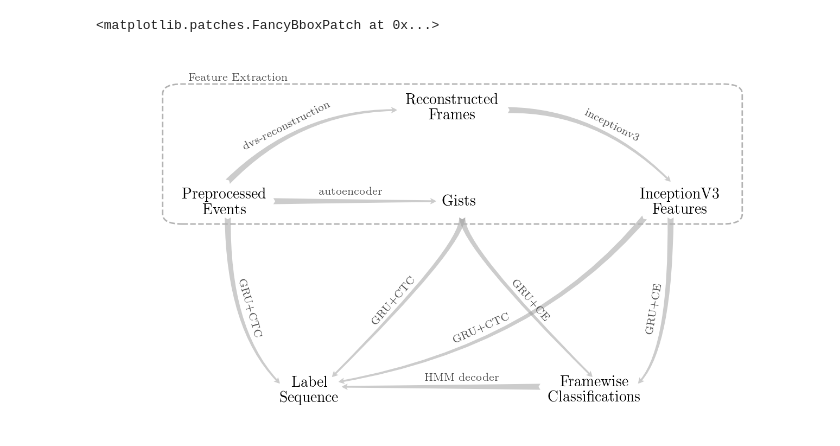
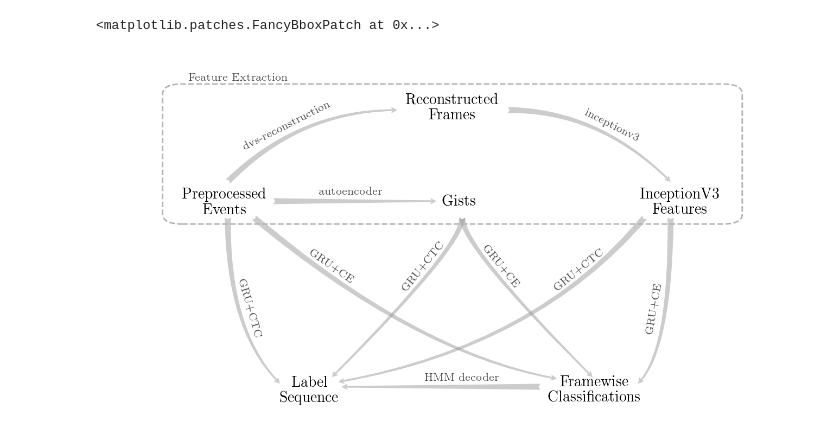
Before and after one commit to martenlienen/master-thesis, a Jupyter notebook: notebooks/methods.ipynb, the cells around one changed output. Drawn from its saved outputs; the diff is of its cells as text; code cells hidden in the pictures.

```diff
--- a/notebooks/methods.ipynb
+++ b/notebooks/methods.ipynb
@@ -49,6 +49,15 @@ ax.add_patch(mp.FancyArrowPatch(posA=(0.14, 0.54), posB=(0.22, 0.03),
                                 shrinkA=0, shrinkB=0,
                                 mutation_scale=10, transform=fig.transFigure))
 
+# PE -> FC
+ax.text(0.3, 0.39, "GRU+CE", size=7, color="0.3", rotation=-35,
+        va="center", ha="center", transform=fig.transFigure)
+ax.add_patch(mp.FancyArrowPatch(posA=(0.18, 0.54), posB=(0.645, 0.045),
+                                arrowstyle="fancy", fc="0.6", ec="none", alpha=0.5,
+                                connectionstyle="angle3,angleA=-40,angleB=-10",
+                                shrinkA=0, shrinkB=0,
+                                mutation_scale=10, transform=fig.transFigure))
+
 # FC -> LS
 ax.text(0.5, 0.045, "HMM decoder", size=7, color="0.3", va="center", ha="center", transform=fig.transFigure)
 ax.add_patch(mp.FancyArrowPatch(posA=(0.62, 0.02), posB=(0.315, 0.02),
@@ -57,7 +66,7 @@ ax.add_patch(mp.FancyArrowPatch(posA=(0.62, 0.02), posB=(0.315, 0.02),
                                 mutation_scale=10, transform=fig.transFigure))
 
 # gists -> LS
-ax.text(0.395, 0.285, "GRU+CTC", size=7, color="0.3", rotation=49,
+ax.text(0.44, 0.39, "GRU+CTC", size=7, color="0.3", rotation=51,
         va="center", ha="center", transform=fig.transFigure)
 ax.add_patch(mp.FancyArrowPatch(posA=(0.5, 0.54), posB=(0.3, 0.05),
                                 arrowstyle="fancy", fc="0.6", ec="none", alpha=0.5,
@@ -66,40 +75,40 @@ ax.add_patch(mp.FancyArrowPatch(posA=(0.5, 0.54), posB=(0.3, 0.05),
                                 mutation_scale=10, transform=fig.transFigure))
 
 # gists -> CF
-ax.text(0.605, 0.285, "GRU+CE", size=7, color="0.3", rotation=-49,
+ax.text(0.56, 0.39, "GRU+CE", size=7, color="0.3", rotation=-51,
         va="center", ha="center", transform=fig.transFigure)
 ax.add_patch(mp.FancyArrowPatch(posA=(0.5, 0.54), posB=(0.7, 0.05),
                                 arrowstyle="fancy", fc="0.6", ec="none", alpha=0.5,
                                 connectionstyle="angle3,angleA=-90,angleB=135",
                                 shrinkA=0, shrinkB=0,
                                 mutation_scale=10, transform=fig.transFigure))
 
 # iv3 -> LS
-ax.text(0.53, 0.2, "GRU+CTC", size=7, color="0.3", rotation=24,
+ax.text(0.68, 0.38, "GRU+CTC", size=7, color="0.3", rotation=39,
         va="center", ha="center", transform=fig.transFigure)
 ax.add_patch(mp.FancyArrowPatch(posA=(0.78, 0.54), posB=(0.31, 0.035),
                                 arrowstyle="fancy", fc="0.6", ec="none", alpha=0.5,
                                 connectionstyle="angle3,angleA=-130,angleB=10",
                                 shrinkA=0, shrinkB=0,
                                 mutation_scale=10, transform=fig.transFigure))
 
 # iv3 -> CF
 ax.text(0.795, 0.26, "GRU+CE", size=7, color="0.3", rotation=80,
         va="center", ha="center", transform=fig.transFigure)
 ax.add_patch(mp.FancyArrowPatch(posA=(0.82, 0.54), posB=(0.77, 0.03),
                                 arrowstyle="fancy", fc="0.6", ec="none", alpha=0.5,
                                 connectionstyle="angle3,angleA=-90,angleB=45",
                                 shrinkA=0, shrinkB=0,
                                 mutation_scale=10, transform=fig.transFigure))
 
 # Feature Extraction box
 ax.text(0.08, 0.96, "Feature Extraction", size=7, color="0.3", transform=fig.transFigure)
 ax.add_patch(mp.FancyBboxPatch((0.05, 0.53), 0.87, 0.41,
                                boxstyle="round,pad=0.01,rounding_size=0.03",
                                ls="dashed", fill=False, ec="0.7",
                                transform=fig.transFigure))
 # %% [output]
 <matplotlib.patches.FancyBboxPatch at 0x...>
-[figure, old version]
+[figure, new version]
 # %%
 fig.savefig("../doc/figures/methods/overview.pdf", bbox_inches="tight")
```
Also changed, not shown: 31 other files.
